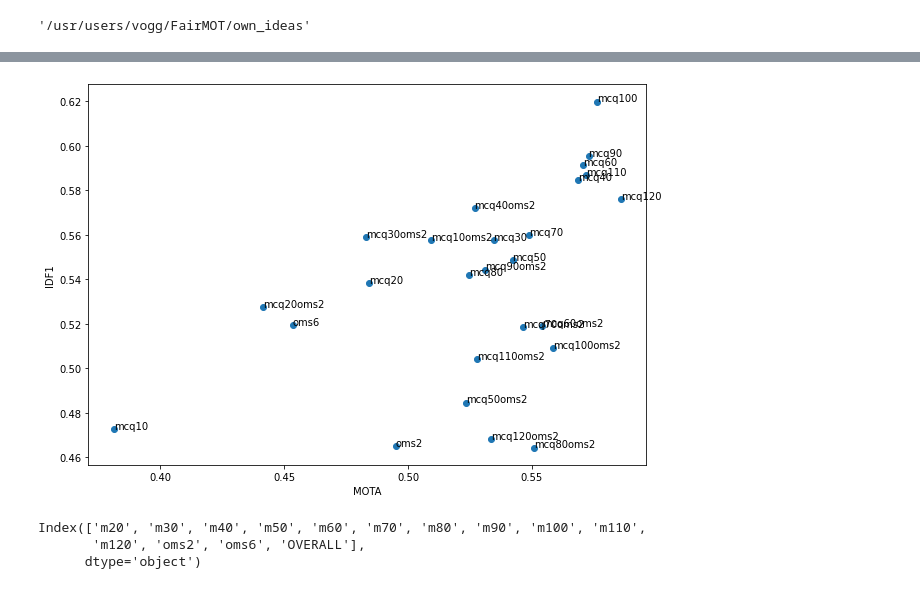
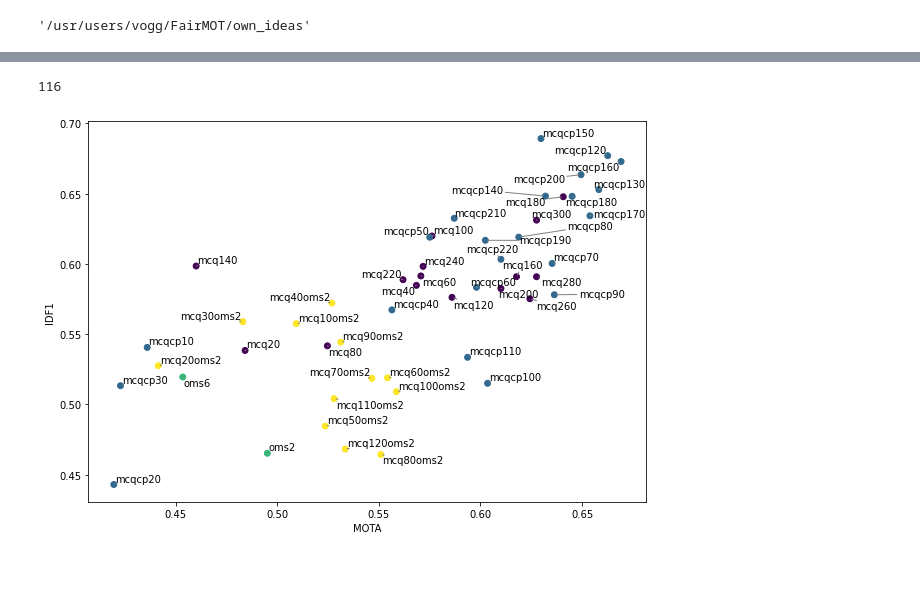
Before and after one commit to ecker-lab/PriMAT-tracking, a Jupyter notebook: own_ideas/evaluation.ipynb, the cells around one changed output, grey strips where cells are left out. Saved outputs shown, nothing was run; the diff lists cells and outputs as text; code cells hidden in the pictures.

```diff
--- a/own_ideas/evaluation.ipynb
+++ b/own_ideas/evaluation.ipynb
@@ -125,8 +109,9 @@ def read_mot_results(filename):
 
     return results_dict
 # %%
-models = ['mcq'+ str(elem) for elem in list(range(10,121,10))] + \
-['oms' + str(elem) for elem in [2,6]] + \
-['mcq' + str(elem) + 'oms2' for elem in list(range(10,121,10))]
+models = ['mcq'+ str(elem) for elem in list(range(20,301,20))] + \
+['oms' + str(elem) for elem in [2,4,6]] + \
+['mcq' + str(elem) + 'oms2' for elem in list(range(10,121,10))] + \
+['mcqcp' + str(elem) for elem in list(range(10,221,10))]
 
-models
+#print(models)
@@ -223,0 +144,13 @@ summary
+# %%
+summary = mh.compute_many(
+            accs,
+            metrics=metrics,
+            names=models,
+            generate_overall=True
+        )
+
+summary['type'] = summary.index.str.replace("[0-9]", "")
+summary['epoch'] = summary.index.str.replace("\D|2$","")
+mapping = {'mcq': 1, 'mcqcp': 2, 'oms': 3, 'mcqoms': 4}
+typecol = [mapping[letter] for letter in summary.type.values[:-1]]
+summary
@@ -224,16 +175,16 @@ summary
 # %%
 fig, ax = plt.subplots(figsize=(10, 7))
-ax.scatter(summary.mota[:-1], summary.idf1[:-1])
+
+
+
+# Set the color map to match the number of species
+
+ax.scatter(summary.mota[:-1], summary.idf1[:-1], s = 35, c = typecol)
 ax.set_xlabel("MOTA")
 ax.set_ylabel("IDF1")
 
-for i, txt in enumerate(summary.index[:-1]):
-    ax.annotate(txt, (summary.mota[i], summary.idf1[i]))
+texts = [plt.text(summary.mota[i], summary.idf1[i], summary.index[i]) for i in range(len(summary.index[:-1]))]
+adjust_text(texts, arrowprops=dict(arrowstyle='-', color='grey'))
 # %% [output]
+116
-[figure, old version]
+[figure, new version]
-# %%
-summary.index
-# %% [output]
-Index(['m20', 'm30', 'm40', 'm50', 'm60', 'm70', 'm80', 'm90', 'm100', 'm110',
-       'm120', 'oms2', 'oms6', 'OVERALL'],
-      dtype='object')
```
Also changed, not shown: parts of 20 cells of this notebook, 38 other files.
